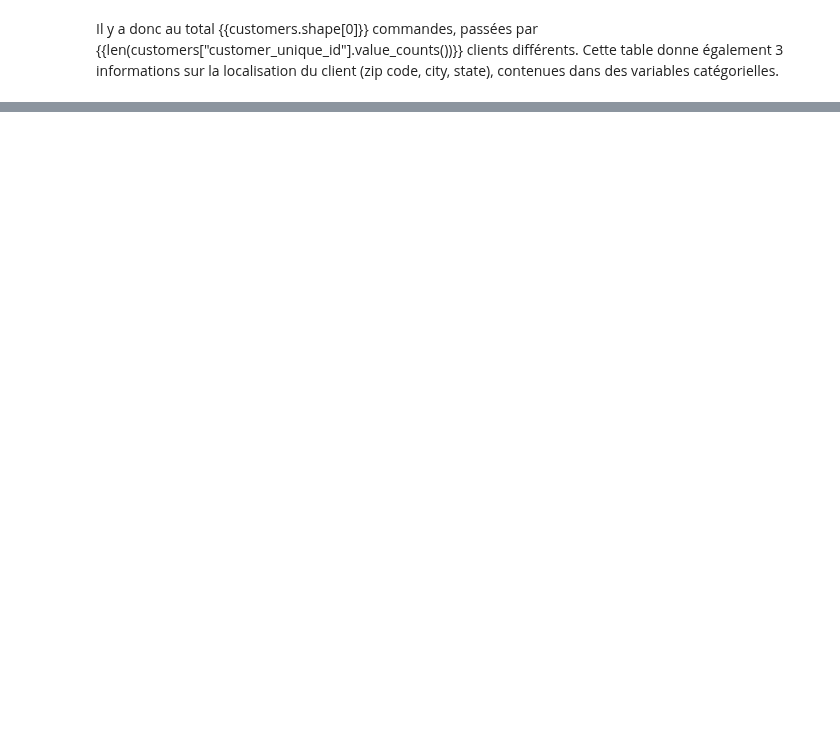
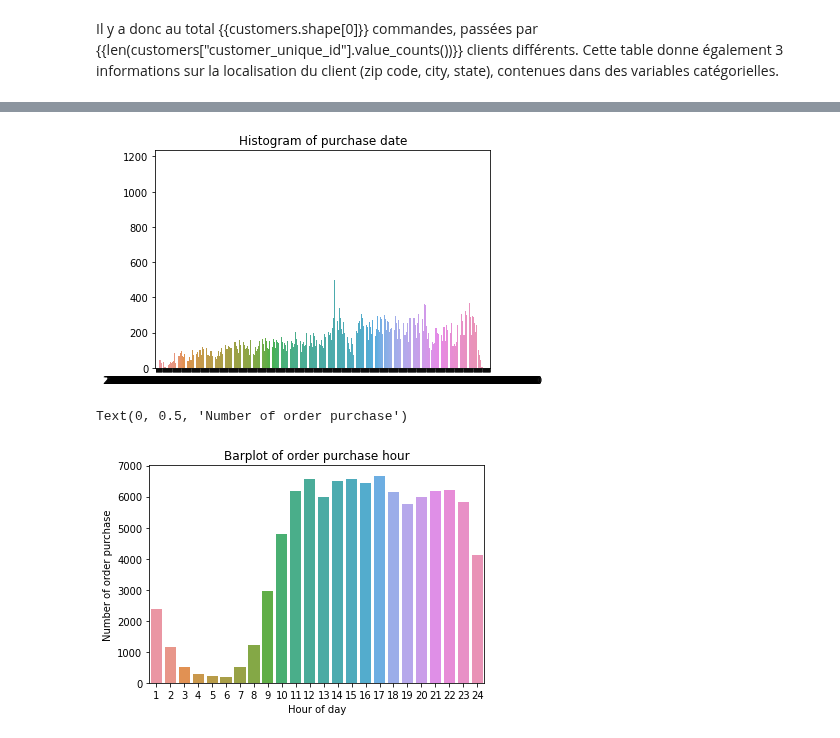
Before and after one commit to ClaireGayral/formation_openclassroom, a Jupyter notebook: P4_gayral_claire/analyse_exploratoire.ipynb, the cells around one changed output, grey strips where cells are left out. Cells and saved outputs as stored; diff of their text form; code cells hidden in the pictures; blank space fills up the shorter version.

Commit message:
analyse orders pb avec barplot for date of purchase

```diff
--- a/P4_gayral_claire/analyse_exploratoire.ipynb
+++ b/P4_gayral_claire/analyse_exploratoire.ipynb
@@ -163,0 +242,33 @@ Ensuite, nous cherchons à classifier les clients selon leur consommation : rega
+# %%
+my_orders = orders.copy()
+purchase_timestamp = pd.to_datetime(orders.order_purchase_timestamp,
+                     format = "%Y-%m-%d %H:%M:%S")
+
+purchase_date = pd.to_datetime(purchase_timestamp.dt.date,
+                               format = "%Y-%m-%d")
+
+my_orders.at[:,"order_purchase_date"] = purchase_date
+date_counts = my_orders.order_purchase_date.value_counts(sort=False)
+date_counts = date_counts.sort_index()
+sns.barplot(x = date_counts.index,
+            y = date_counts.values,
+            )
+# plt.xticks(rotation=90)
+plt.title("Histogram of purchase date")
+plt.show()
+
+purch_time = pd.to_datetime(purchase_timestamp.dt.time,
+                            format = "%H:%M:%S")
+my_orders.at[:,"order_purchase_time"] = purch_time
+tmp = my_orders.order_purchase_time
+tmp.groupby(tmp.dt.hour).count()
+sns.barplot(x = np.arange(1,25),
+            y = tmp.groupby(tmp.dt.hour).count())
+plt.title("Barplot of order purchase hour")
+plt.xlabel("Hour of day")
+plt.ylabel("Number of order purchase")
+# plt.show()
+# %% [output]
+[figure, added]
+Text(0, 0.5, 'Number of order purchase')
+[figure, added]
```
Also changed, not shown: parts of 24 cells of this notebook, 1 other file.
